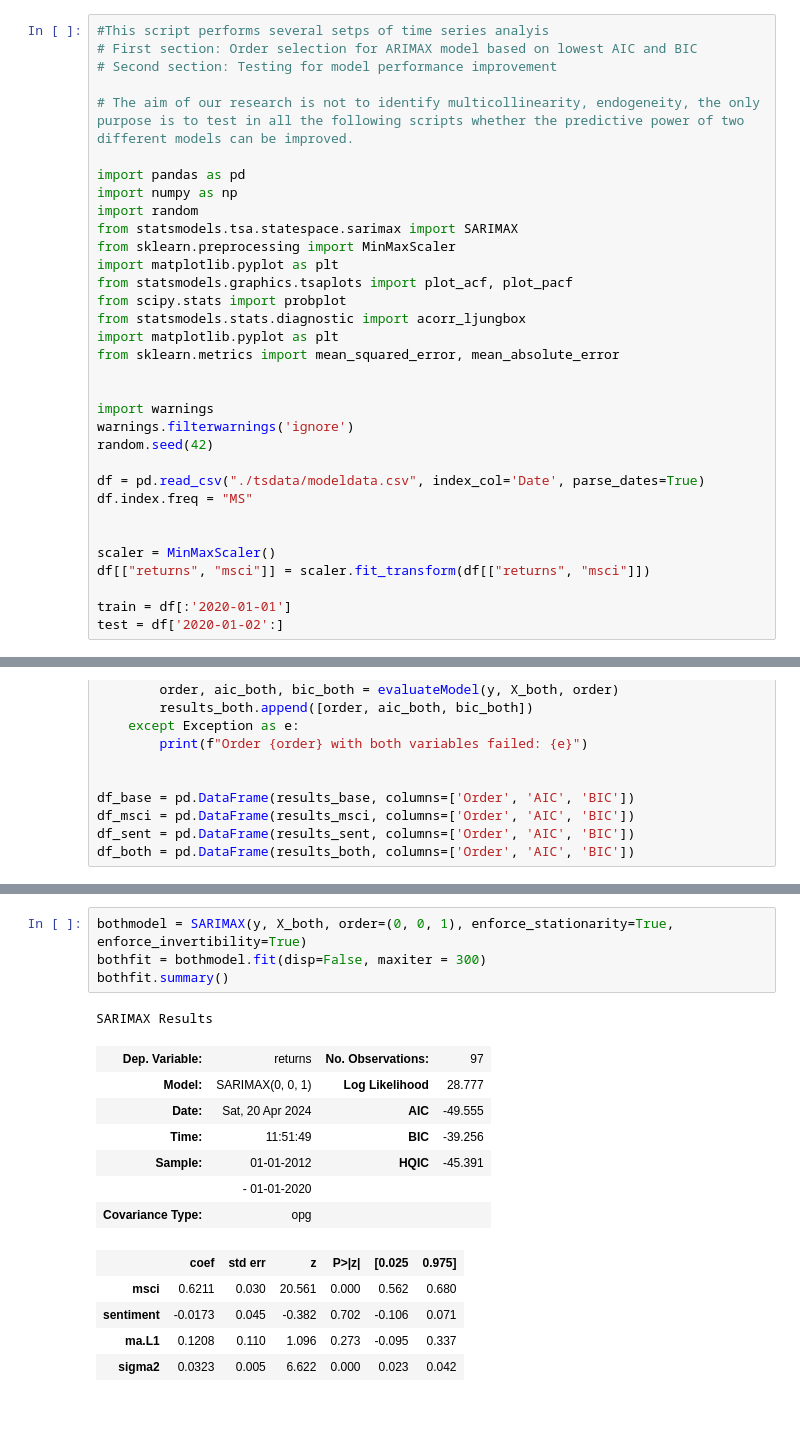
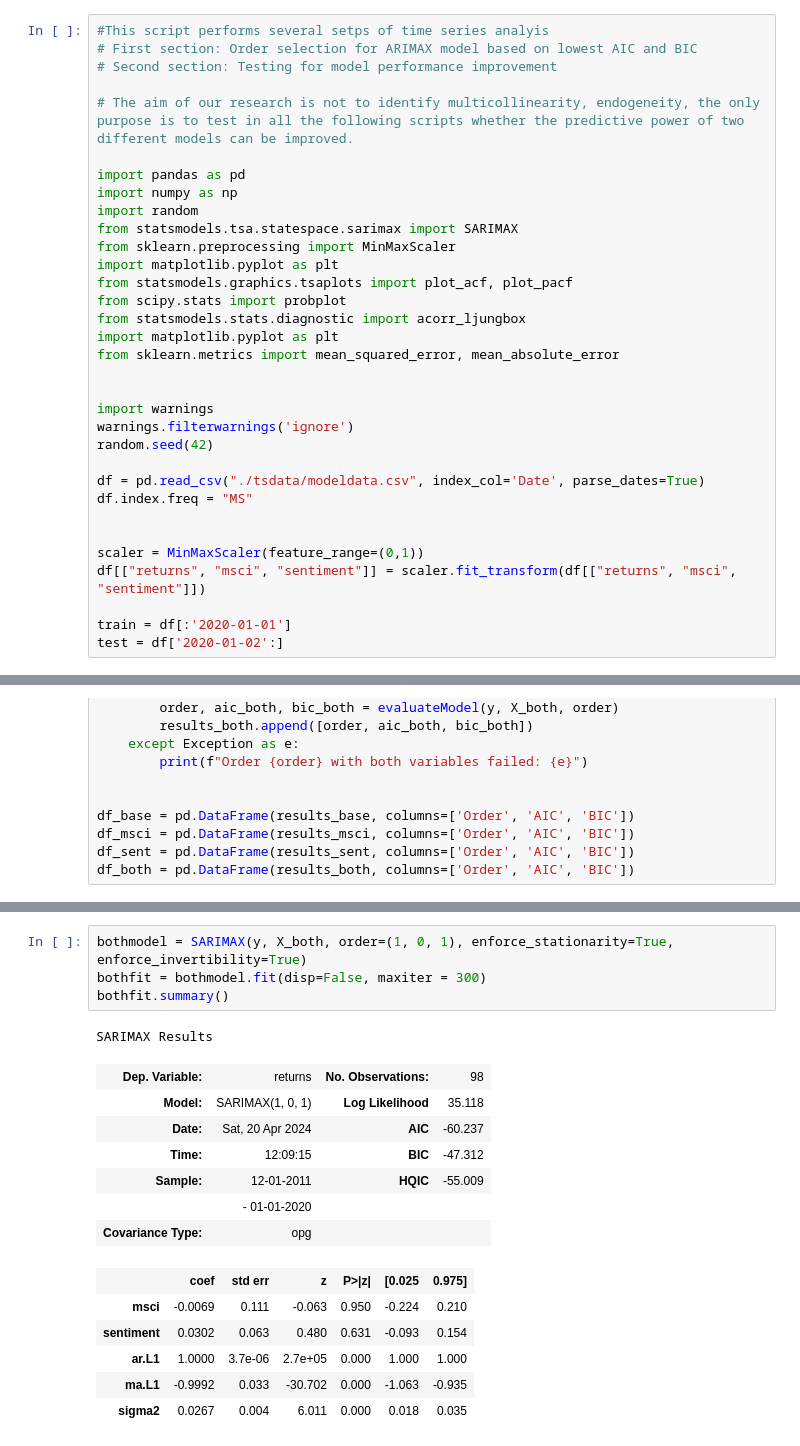
Before and after one commit to MDrschl/SalesEQ, a Jupyter notebook: TimeseriesModelling.ipynb, the cells around one changed output, grey strips where cells are left out. Cells and saved outputs as stored; diff of their text form; blank space fills up the shorter version.

```diff
--- a/TimeseriesModelling.ipynb
+++ b/TimeseriesModelling.ipynb
@@ -26,8 +26,8 @@ df = pd.read_csv("./tsdata/modeldata.csv", index_col='Date', parse_dates=True)
 df.index.freq = "MS"
 
 
-scaler = MinMaxScaler()
-df[["returns", "msci"]] = scaler.fit_transform(df[["returns", "msci"]])
+scaler = MinMaxScaler(feature_range=(0,1))
+df[["returns", "msci", "sentiment"]] = scaler.fit_transform(df[["returns", "msci", "sentiment"]])
 
 train = df[:'2020-01-01']
 test = df['2020-01-02':]
@@ -288,18 +289,19 @@ plt.show()
 # %%
-bothmodel = SARIMAX(y, X_both, order=(0, 0, 1), enforce_stationarity=True, enforce_invertibility=True)
+bothmodel = SARIMAX(y, X_both, order=(1, 0, 1), enforce_stationarity=True, enforce_invertibility=True)
 bothfit = bothmodel.fit(disp=False, maxiter = 300)
 bothfit.summary()
 # %% [output]
 SARIMAX Results
-| Dep. Variable: | returns | No. Observations: | 97 |
-| Model: | SARIMAX(0, 0, 1) | Log Likelihood | 28.777 |
-| Date: | Sat, 20 Apr 2024 | AIC | -49.555 |
-| Time: | 11:51:49 | BIC | -39.256 |
-| Sample: | 01-01-2012 | HQIC | -45.391 |
+| Dep. Variable: | returns | No. Observations: | 98 |
+| Model: | SARIMAX(1, 0, 1) | Log Likelihood | 35.118 |
+| Date: | Sat, 20 Apr 2024 | AIC | -60.237 |
+| Time: | 12:09:15 | BIC | -47.312 |
+| Sample: | 12-01-2011 | HQIC | -55.009 |
 |  | - 01-01-2020 |  |  |
 | Covariance Type: | opg |  |  |
 |  | coef | std err | z | P>|z| | [0.025 | 0.975] |
-| msci | 0.6211 | 0.030 | 20.561 | 0.000 | 0.562 | 0.680 |
-| sentiment | -0.0173 | 0.045 | -0.382 | 0.702 | -0.106 | 0.071 |
-| ma.L1 | 0.1208 | 0.110 | 1.096 | 0.273 | -0.095 | 0.337 |
-| sigma2 | 0.0323 | 0.005 | 6.622 | 0.000 | 0.023 | 0.042 |
+| msci | -0.0069 | 0.111 | -0.063 | 0.950 | -0.224 | 0.210 |
+| sentiment | 0.0302 | 0.063 | 0.480 | 0.631 | -0.093 | 0.154 |
+| ar.L1 | 1.0000 | 3.7e-06 | 2.7e+05 | 0.000 | 1.000 | 1.000 |
+| ma.L1 | -0.9992 | 0.033 | -30.702 | 0.000 | -1.063 | -0.935 |
+| sigma2 | 0.0267 | 0.004 | 6.011 | 0.000 | 0.018 | 0.035 |
```
Also changed, not shown: parts of 15 cells of this notebook, 2 other files.
